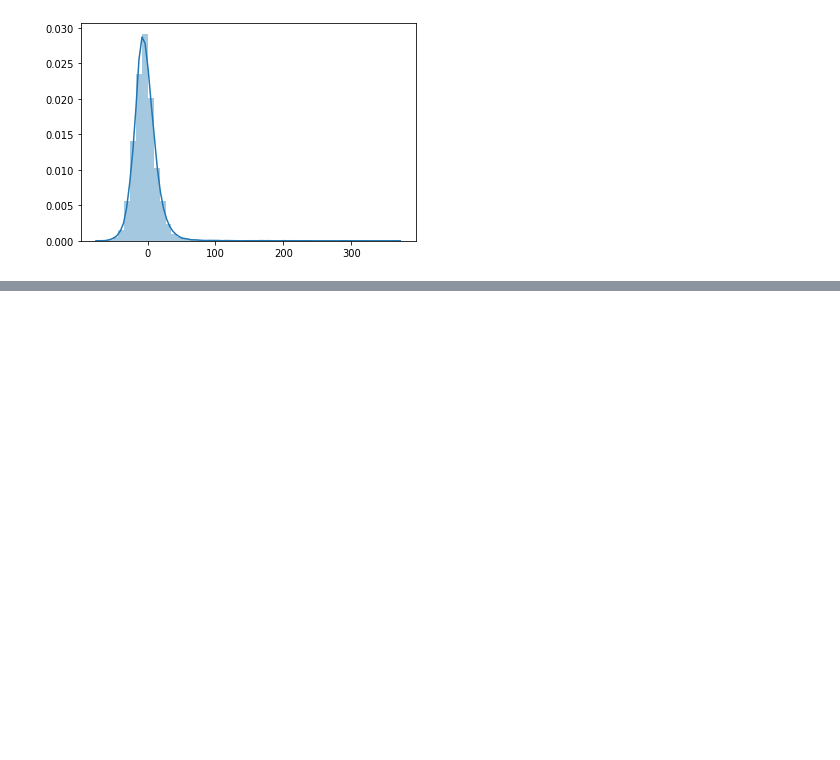
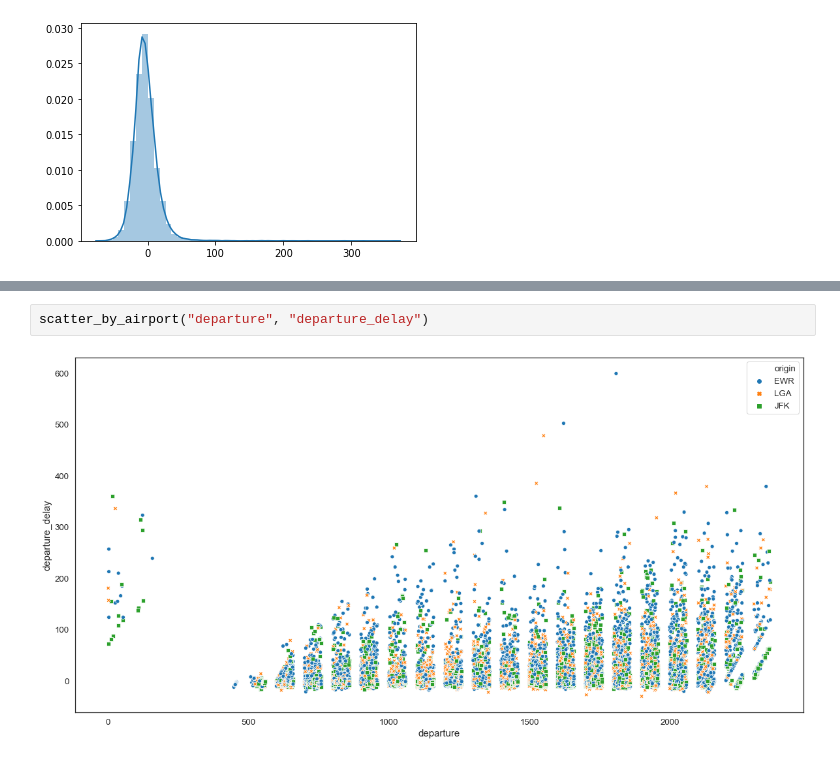
Before and after one commit to mihaihai/flight_data, a Jupyter notebook: Data exploration of flight delays and weather.ipynb, the cells around one changed output, grey strips where cells are left out. Drawn from its saved outputs; the diff is of its cells as text; blank space fills up the shorter version.

```diff
--- a/Data exploration of flight delays and weather.ipynb
+++ b/Data exploration of flight delays and weather.ipynb
@@ -322,0 +342,4 @@ sns.jointplot(working['departure_delay'], working['distance'], kind = 'kde', )
+# %%
+scatter_by_airport("departure", "departure_delay")
+# %% [output]
+[figure, added]
```
Also changed, not shown: parts of 46 cells of this notebook, 1 other file.
